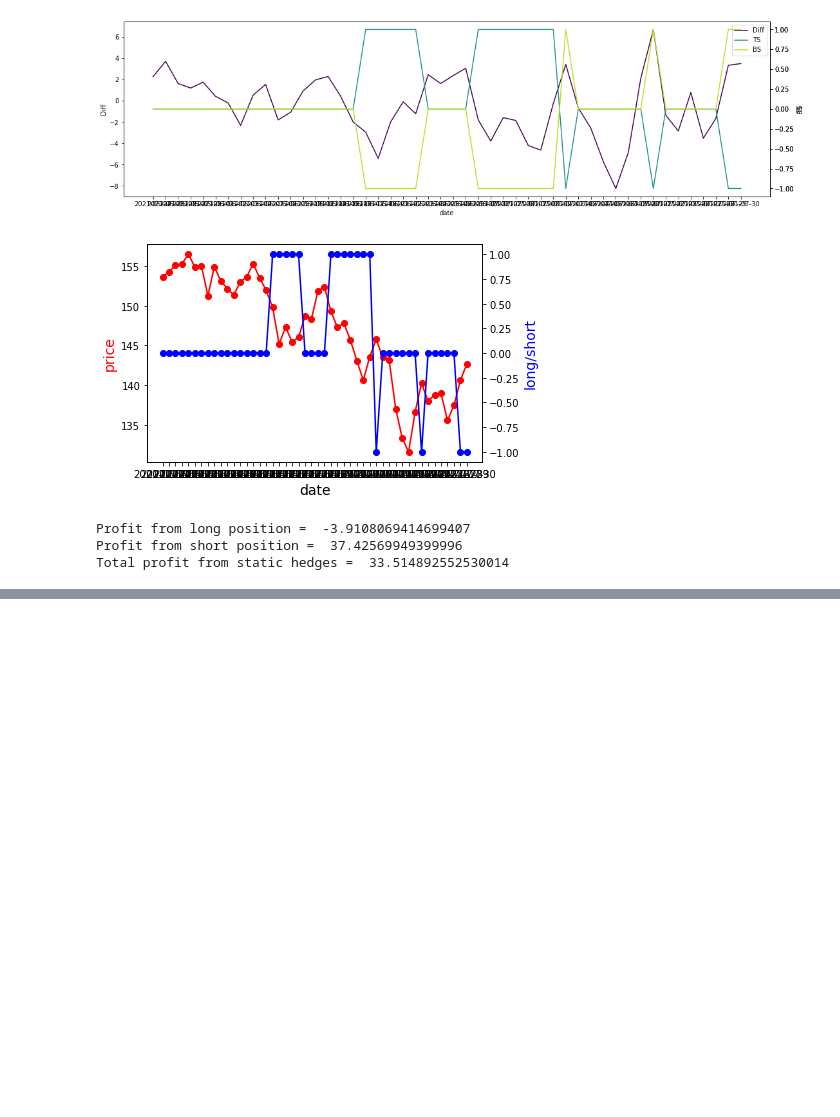
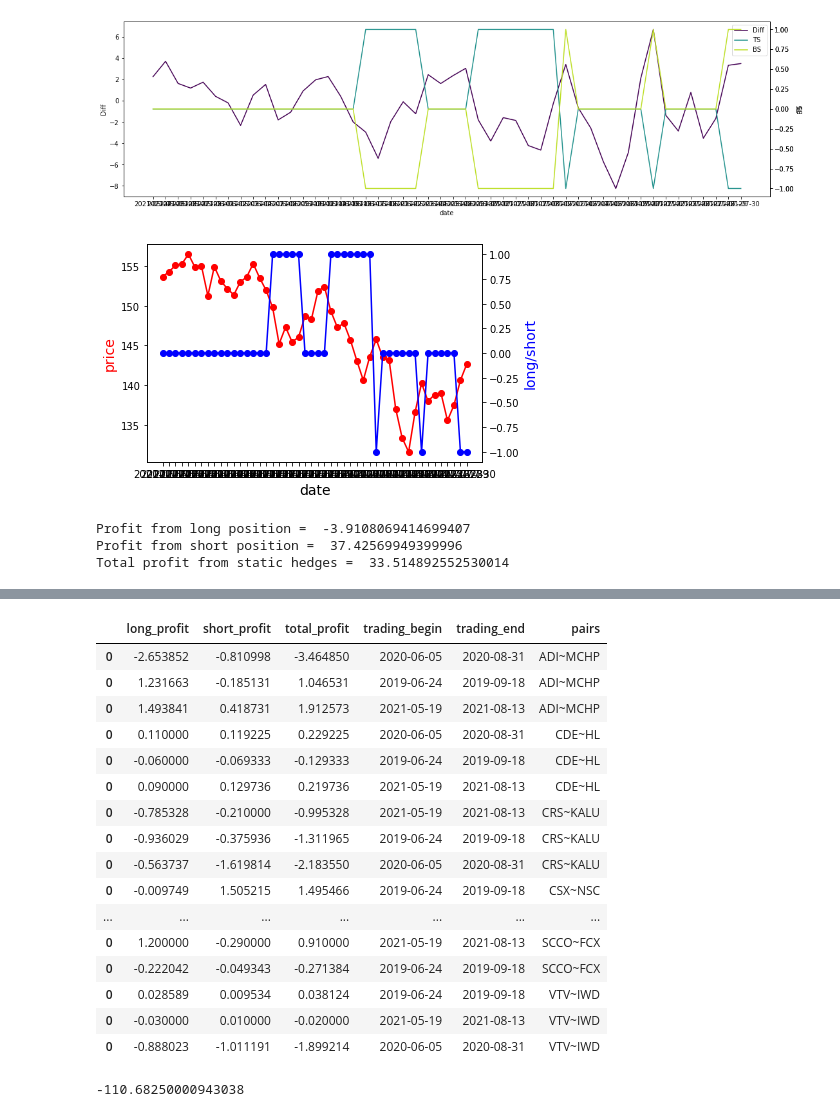
Before and after one commit to kunalc10/appianway, a Jupyter notebook: notebooks/trading_pairs.ipynb, the cells around one changed output, grey strips where cells are left out. Drawn from its saved outputs; the diff is of its cells as text; code cells hidden in the pictures; blank space fills up the shorter version.

```diff
--- a/notebooks/trading_pairs.ipynb
+++ b/notebooks/trading_pairs.ipynb
@@ -438,0 +501,25 @@ Name: total_profit, dtype: float64
+# %%
+portfolio = pd.concat(portfolio_list).sort_values("pairs")
+portfolio
+# %% [output]
+|  | long_profit | short_profit | total_profit | trading_begin | trading_end | pairs |
+| 0 | -2.653852 | -0.810998 | -3.464850 | 2020-06-05 | 2020-08-31 | ADI~MCHP |
+| 0 | 1.231663 | -0.185131 | 1.046531 | 2019-06-24 | 2019-09-18 | ADI~MCHP |
+| 0 | 1.493841 | 0.418731 | 1.912573 | 2021-05-19 | 2021-08-13 | ADI~MCHP |
+| 0 | 0.110000 | 0.119225 | 0.229225 | 2020-06-05 | 2020-08-31 | CDE~HL |
+| 0 | -0.060000 | -0.069333 | -0.129333 | 2019-06-24 | 2019-09-18 | CDE~HL |
+| 0 | 0.090000 | 0.129736 | 0.219736 | 2021-05-19 | 2021-08-13 | CDE~HL |
+| 0 | -0.785328 | -0.210000 | -0.995328 | 2021-05-19 | 2021-08-13 | CRS~KALU |
+| 0 | -0.936029 | -0.375936 | -1.311965 | 2019-06-24 | 2019-09-18 | CRS~KALU |
+| 0 | -0.563737 | -1.619814 | -2.183550 | 2020-06-05 | 2020-08-31 | CRS~KALU |
+| 0 | -0.009749 | 1.505215 | 1.495466 | 2019-06-24 | 2019-09-18 | CSX~NSC |
+| ... | ... | ... | ... | ... | ... | ... |
+| 0 | 1.200000 | -0.290000 | 0.910000 | 2021-05-19 | 2021-08-13 | SCCO~FCX |
+| 0 | -0.222042 | -0.049343 | -0.271384 | 2019-06-24 | 2019-09-18 | SCCO~FCX |
+| 0 | 0.028589 | 0.009534 | 0.038124 | 2019-06-24 | 2019-09-18 | VTV~IWD |
+| 0 | -0.030000 | 0.010000 | -0.020000 | 2021-05-19 | 2021-08-13 | VTV~IWD |
+| 0 | -0.888023 | -1.011191 | -1.899214 | 2020-06-05 | 2020-08-31 | VTV~IWD |
+# %%
+portfolio["total_profit"].sum()
+# %% [output]
+-110.68250000943038
```
Also changed, not shown: parts of 11 cells of this notebook, 1 other file.
